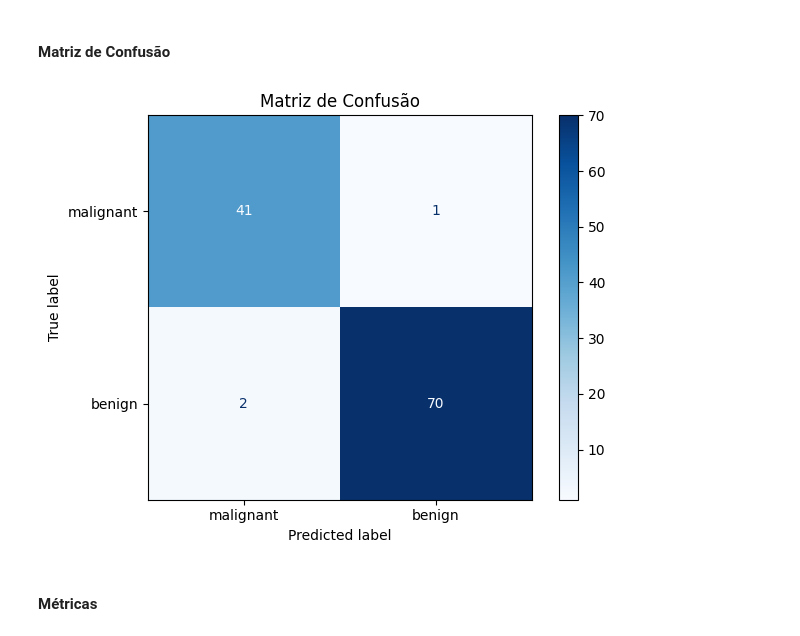
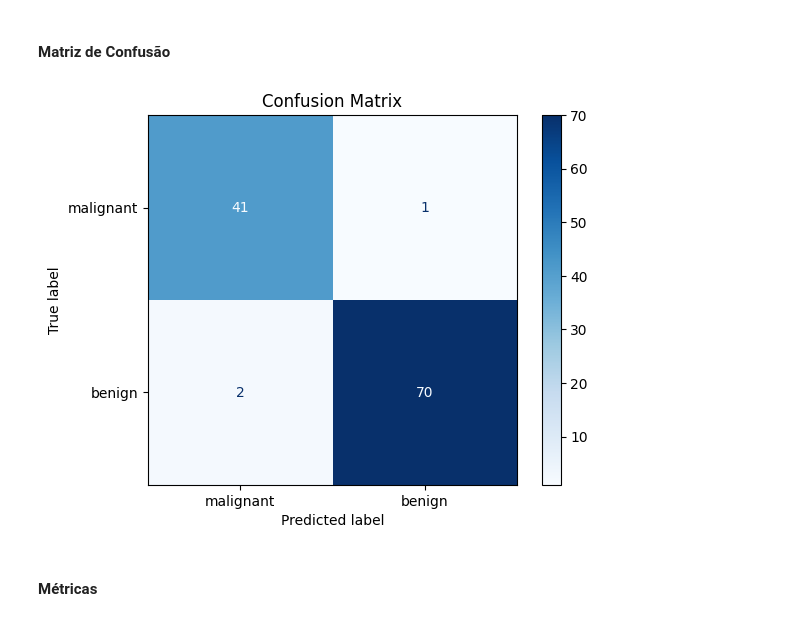
Before and after one commit to gabdourado/AI, a Jupyter notebook: Optimization/GD.ipynb, the cells around one changed output. Saved outputs shown, nothing was run; the diff lists cells and outputs as text; code cells hidden in the pictures.

```diff
--- a/Optimization/GD.ipynb
+++ b/Optimization/GD.ipynb
@@ -320,15 +320,14 @@ y_pred = predict(X_test, w)
 # %%
 from sklearn.metrics import confusion_matrix, ConfusionMatrixDisplay
 
 cm = confusion_matrix(y_test, y_pred)
 disp = ConfusionMatrixDisplay(confusion_matrix=cm, display_labels=data.target_names)
 
 disp.plot(cmap="Blues")
-plt.title("Matriz de Confusão")
-plt.tight_layout()
+plt.title("Confusion Matrix")
 plt.show()
 # %% [output]
-[figure, old version]
+[figure, new version]
 # %% [markdown]
 #### **Métricas**
 # %%
```
Also changed, not shown: parts of 4 cells of this notebook.
